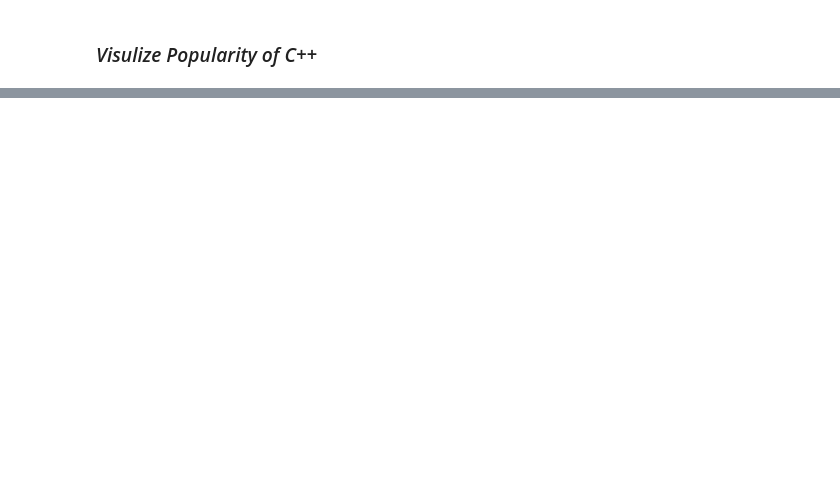
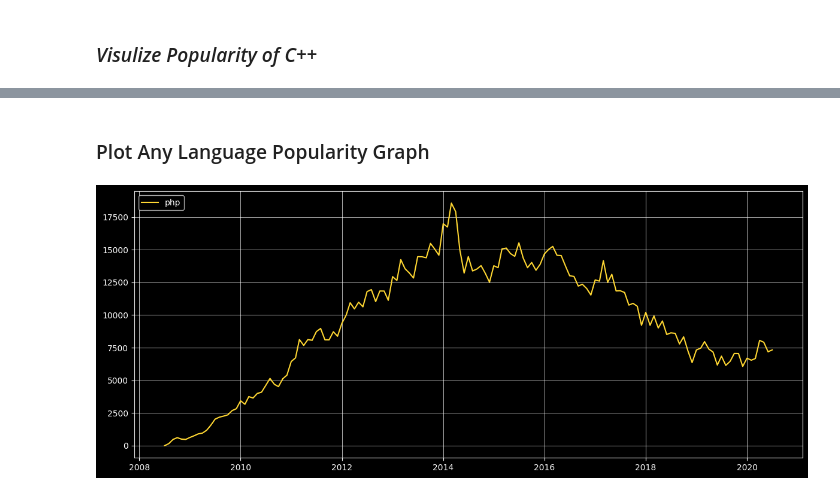
Before and after one commit to ahmedyar7/Data-Science-Projects, a Jupyter notebook: Popularity of Programming Languages/main.ipynb, the cells around one changed output, grey strips where cells are left out. Saved outputs shown, nothing was run; the diff lists cells and outputs as text; code cells hidden in the pictures; blank space fills up the shorter version.

```diff
--- a/Popularity of Programming Languages/main.ipynb
+++ b/Popularity of Programming Languages/main.ipynb
@@ -86,0 +142,37 @@ import matplotlib.pyplot as plt
+# %% [markdown]
+### Plot Any Language Popularity Graph
+# %%
+import random
+
+user_input_language = input("Enter the Language: ").lower()
+
+colors = [
+    "#FF5733",
+    "#33FF57",
+    "#3357FF",
+    "#FF33A1",
+    "#A133FF",
+    "#FF8C33",
+    "#33FFD7",
+    "#FFD733",
+    "#A1FF33",
+    "#33A1FF",
+]
+
+for _ in range(len(colors)):
+    random_color = random.choice(colors)
+
+
+any_graph_xcor = formatted_df.index
+any_graph_ycor = formatted_df[f"{user_input_language}"]
+
+
+plt.figure(figsize=(12, 5))
+plt.grid(visible=True, which="both", linewidth=0.5)
+
+plt.plot(any_graph_xcor, any_graph_ycor, label=user_input_language, color=random_color)
+plt.legend(loc="upper left")
+plt.tight_layout()
+plt.show()
+# %% [output]
+[figure, added]
```
Also changed, not shown: parts of 5 cells of this notebook.
